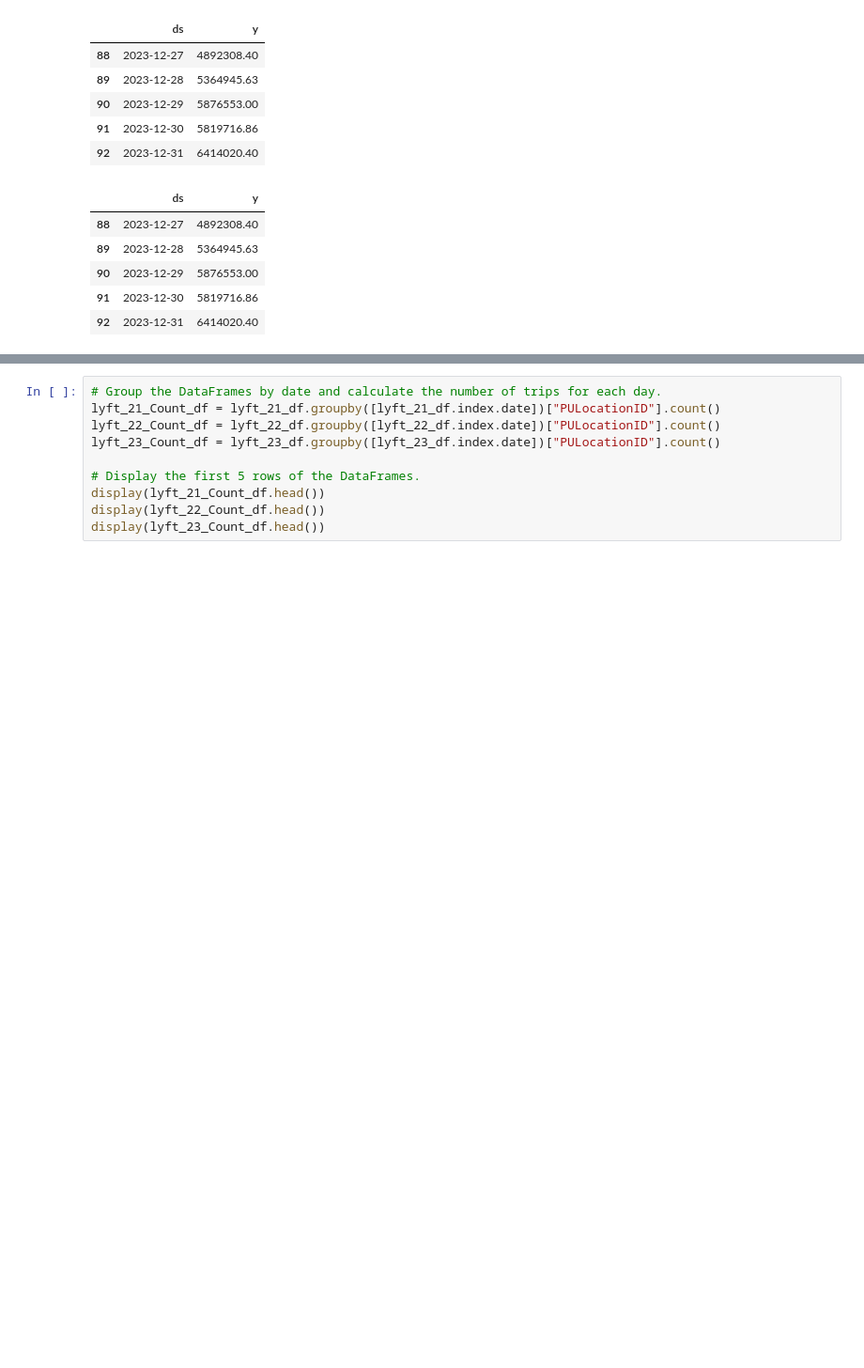
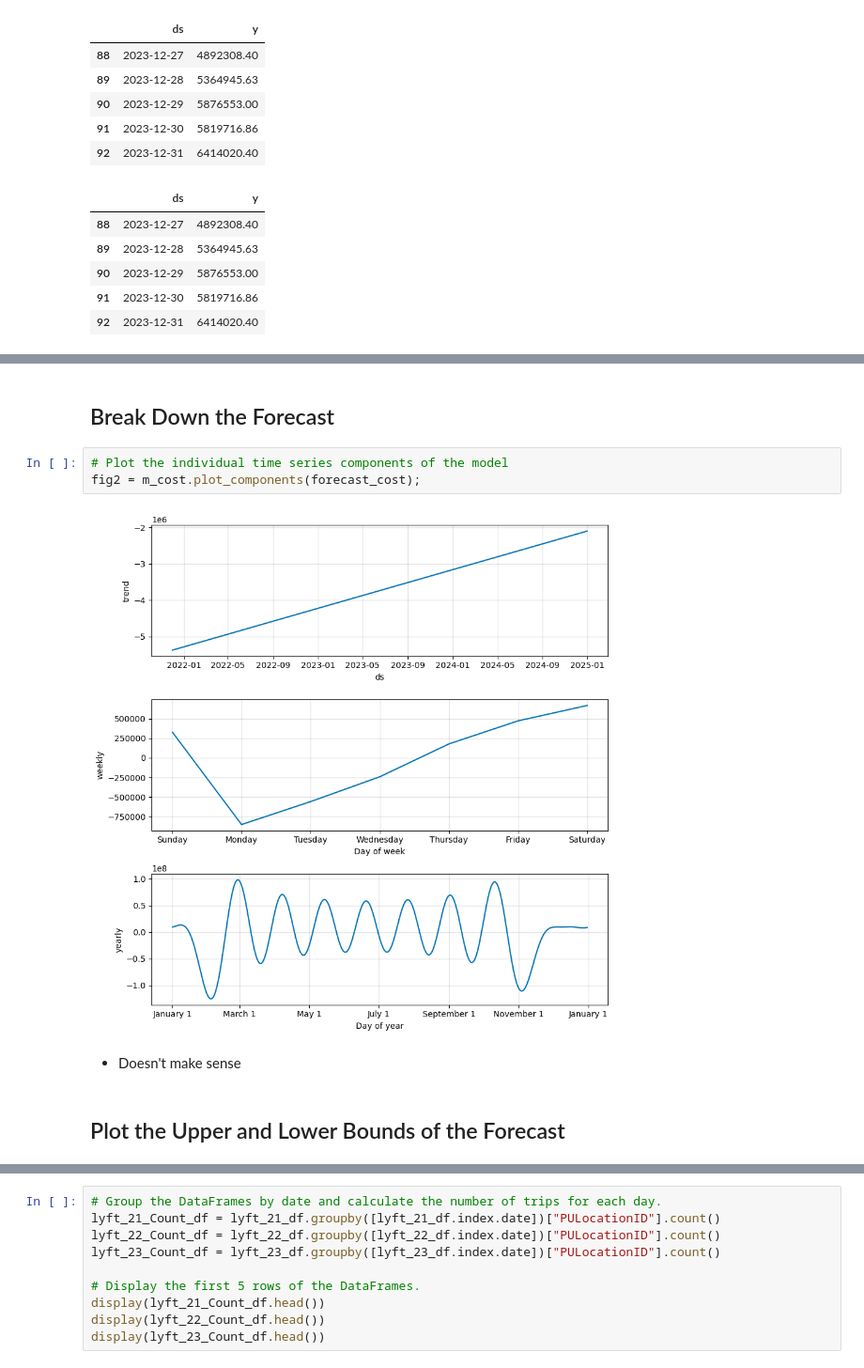
Before and after one commit to T-Haight/project1_group1_osubootcamp, a Jupyter notebook: Future_Predictions.ipynb, the cells around one changed output, grey strips where cells are left out. Shown at 94% size. Drawn from its saved outputs; the diff is of its cells as text; blank space fills up the shorter version.

```diff
--- a/Future_Predictions.ipynb
+++ b/Future_Predictions.ipynb
@@ -213,0 +227,11 @@ display(forecast_cost.tail())
+# %% [markdown]
+## Break Down the Forecast
+# %%
+# Plot the individual time series components of the model
+fig2 = m_cost.plot_components(forecast_cost);
+# %% [output]
+[figure, added]
+# %% [markdown]
+- Doesn't make sense
+# %% [markdown]
+## Plot the Upper and Lower Bounds of the Forecast
```
Also changed, not shown: parts of 15 cells of this notebook.
